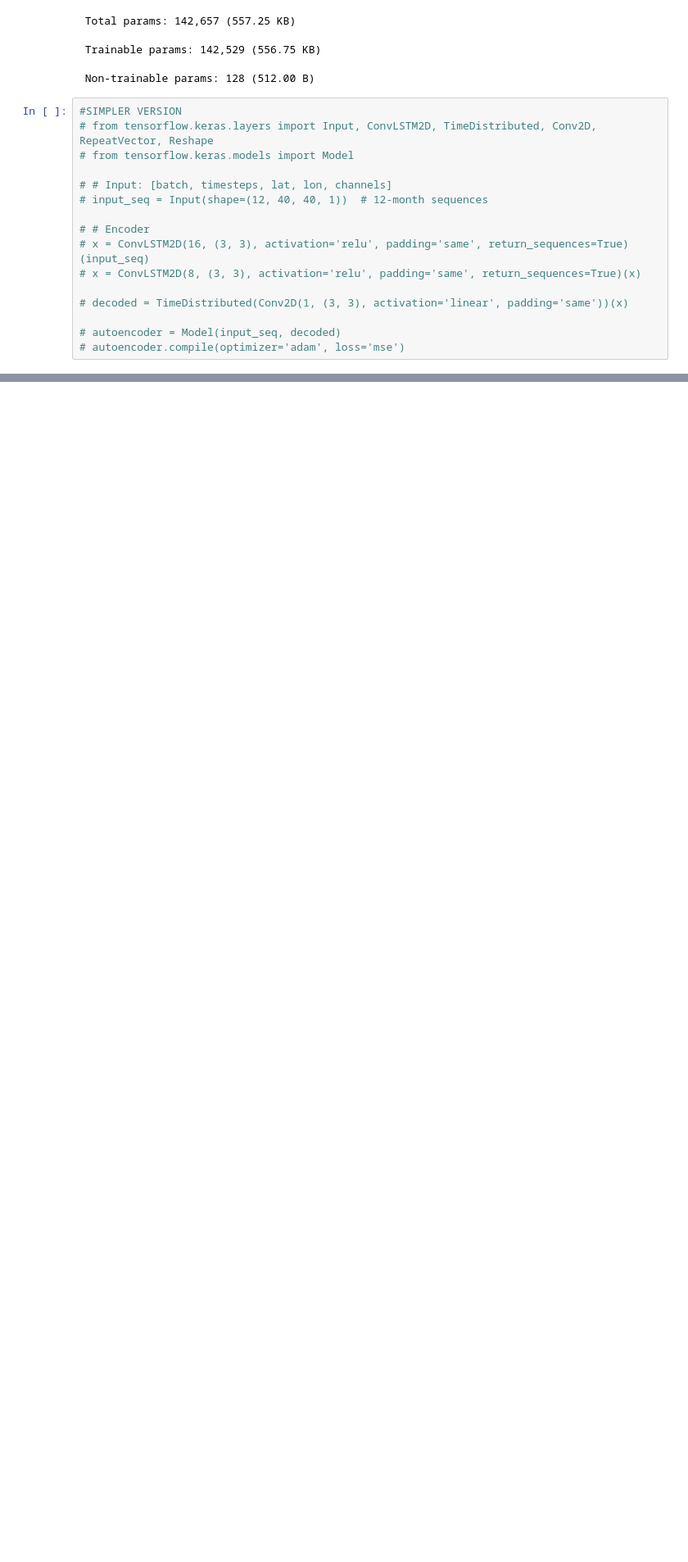
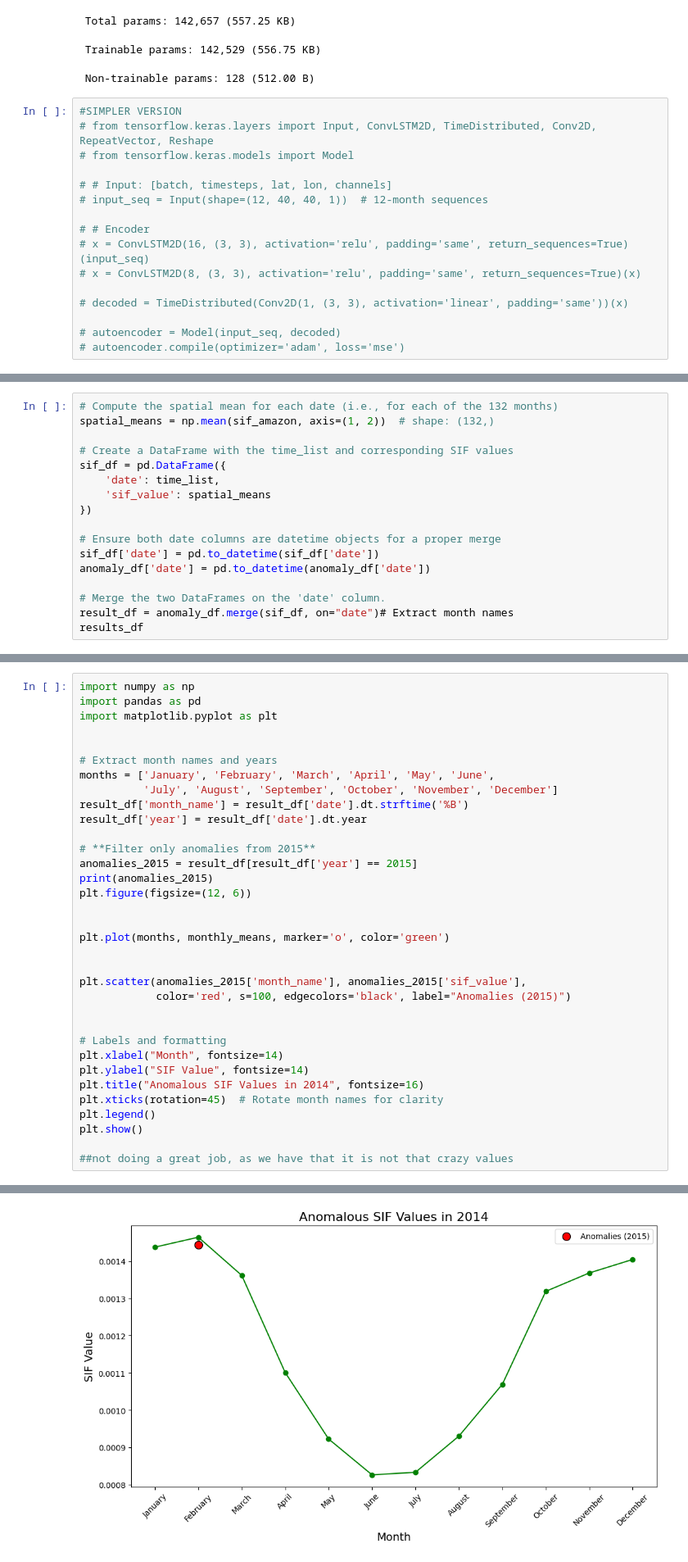
Before and after one commit to raviolihui/SIF_anomalies, a Jupyter notebook: Gome2_AE.ipynb, the cells around one changed output, grey strips where cells are left out. Shown at 82% size. Saved outputs shown, nothing was run; the diff lists cells and outputs as text; blank space fills up the shorter version.

```diff
--- a/Gome2_AE.ipynb
+++ b/Gome2_AE.ipynb
@@ -288,0 +296,17 @@ Detected anomalies in these months:
+# %%
+# Compute the spatial mean for each date (i.e., for each of the 132 months)
+spatial_means = np.mean(sif_amazon, axis=(1, 2))  # shape: (132,)
+
+# Create a DataFrame with the time_list and corresponding SIF values
+sif_df = pd.DataFrame({
+    'date': time_list,
+    'sif_value': spatial_means
+})
+
+# Ensure both date columns are datetime objects for a proper merge
+sif_df['date'] = pd.to_datetime(sif_df['date'])
+anomaly_df['date'] = pd.to_datetime(anomaly_df['date'])
+
+# Merge the two DataFrames on the 'date' column.
+result_df = anomaly_df.merge(sif_df, on="date")# Extract month names
+results_df
@@ -288,0 +331,35 @@ Detected anomalies in these months:
+# %%
+import numpy as np
+import pandas as pd
+import matplotlib.pyplot as plt
+
+
+# Extract month names and years
+months = ['January', 'February', 'March', 'April', 'May', 'June',
+          'July', 'August', 'September', 'October', 'November', 'December']
+result_df['month_name'] = result_df['date'].dt.strftime('%B')
+result_df['year'] = result_df['date'].dt.year
+
+# **Filter only anomalies from 2015**
+anomalies_2015 = result_df[result_df['year'] == 2015]
+print(anomalies_2015)
+plt.figure(figsize=(12, 6))
+
+
+plt.plot(months, monthly_means, marker='o', color='green')
+
+
+plt.scatter(anomalies_2015['month_name'], anomalies_2015['sif_value'],
+            color='red', s=100, edgecolors='black', label="Anomalies (2015)")
+
+
+# Labels and formatting
+plt.xlabel("Month", fontsize=14)
+plt.ylabel("SIF Value", fontsize=14)
+plt.title("Anomalous SIF Values in 2014", fontsize=16)
+plt.xticks(rotation=45)  # Rotate month names for clarity
+plt.legend()
+plt.show()
+
+##not doing a great job, as we have that it is not that crazy values
+# %% [output]
@@ -288,0 +368 @@ Detected anomalies in these months:
+[figure, added]
```
Also changed, not shown: parts of 11 cells of this notebook.
